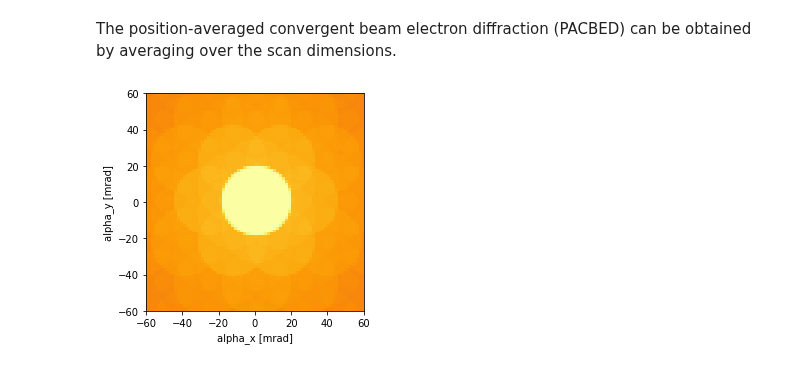
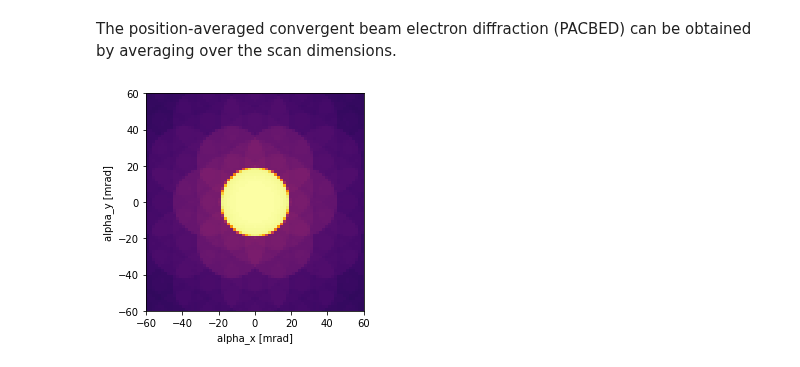
Before and after one commit to abTEM/abTEM, a Jupyter notebook: examples/quickstart/quick_4d-stem.ipynb, the cells around one changed output. Cells and saved outputs as stored; diff of their text form; code cells hidden in the pictures.

Commit message:
Updated examples to reflect new scan method

```diff
--- a/examples/quickstart/quick_4d-stem.ipynb
+++ b/examples/quickstart/quick_4d-stem.ipynb
@@ -73,12 +72,10 @@ scan_end = (potential.extent[0] / repetitions[0], potential.extent[1] / repetiti
 
 gridscan = GridScan(start=[0, 0], end=scan_end, sampling=probe.ctf.nyquist_sampling * .9)
 
-measurements = probe.scan(gridscan, [detector], potential)
+measurement = probe.scan(gridscan, detector, potential)
 # %% [markdown]
 The `Measurement` object returned by the scan method contains the 4D dataset. We obtain the numpy array below.
 # %%
-measurement = measurements[detector]
-
 print(measurement, measurement.array.shape)
 # %% [output]
 <abtem.measure.Measurement object at 0x...> (7, 12, 316, 342)
@@ -131,9 +138,9 @@ The position-averaged convergent beam electron diffraction (PACBED) can be obtai
 # %%
 pacbed = measurement.mean(axis=(0, 1))
 
-ax, _ = pacbed.show(cmap='inferno', power=.01)
+ax, _ = pacbed.show(cmap='inferno', power=.2)
 
 ax.set_xlim([-60, 60])
 ax.set_ylim([-60, 60]);
 # %% [output]
-[figure, old version]
+[figure, new version]
```
Also changed, not shown: parts of 7 cells of this notebook, 8 other files.
